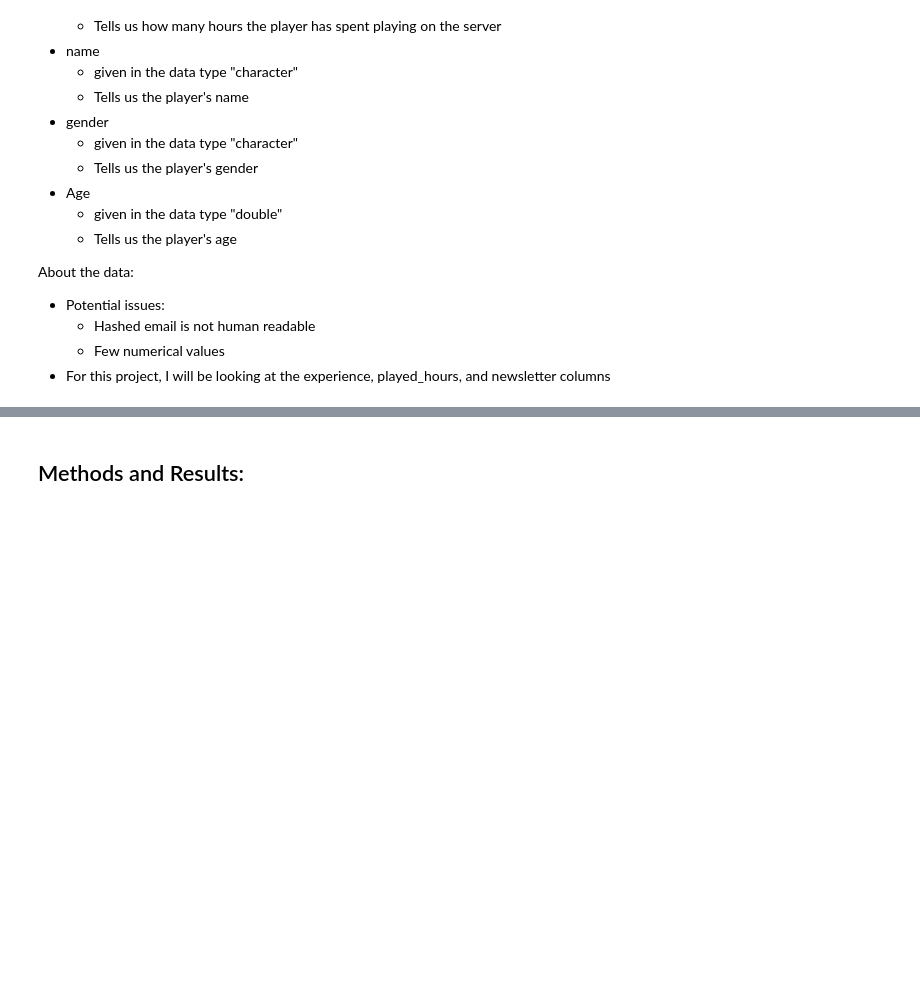
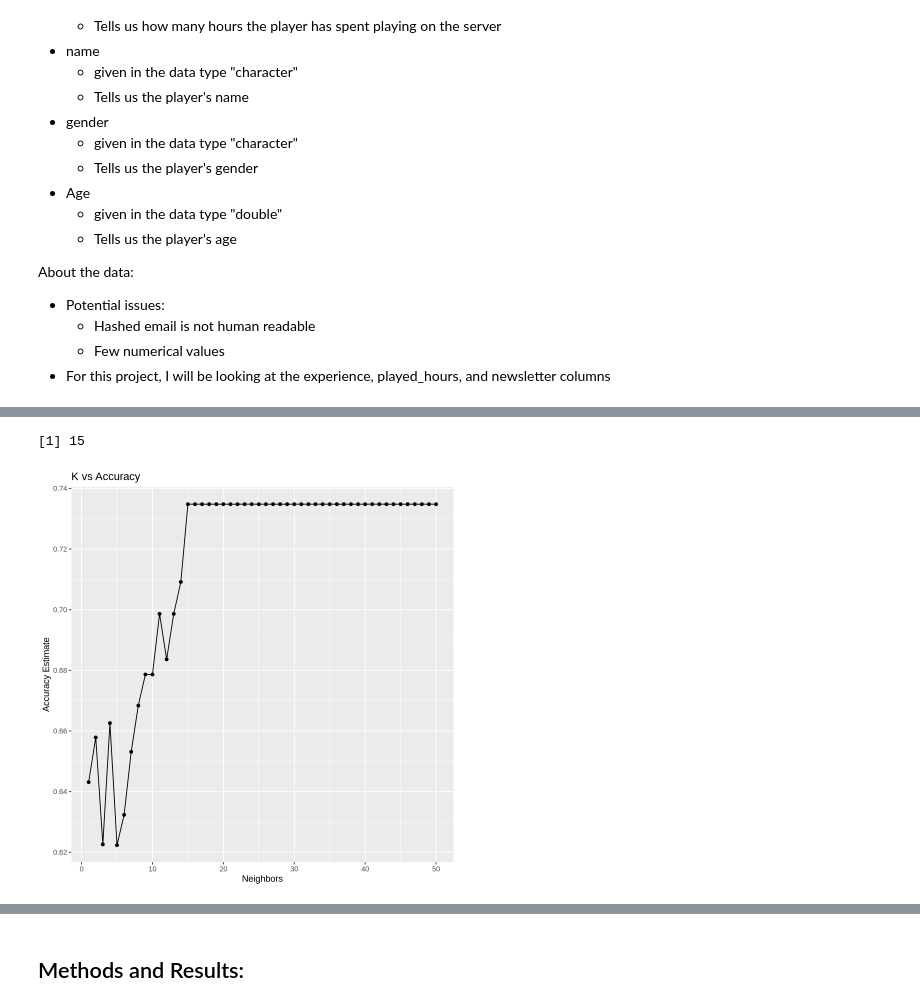
Before and after one commit to hanasuzuki7/dsci-project, a Jupyter notebook: dsci_project_hana.ipynb, the cells around one changed output, grey strips where cells are left out. Saved outputs shown, nothing was run; the diff lists cells and outputs as text; code cells hidden in the pictures; blank space fills up the shorter version.

```diff
--- a/dsci_project_hana.ipynb
+++ b/dsci_project_hana.ipynb
@@ -53,0 +137,47 @@ players
+# %%
+set.seed(1)
+players3 <- players3 |>
+    select(subscribe, exp_int, played_hours) |>
+    mutate(subscribe = as.factor(subscribe))
+
+players_split <- initial_split(players3, prop = 0.75, strata = subscribe)
+players_train <- training(players_split)
+players_test <- testing(players_split)
+
+players_vfold <- vfold_cv(players3, v = 5, strata = subscribe)
+
+recipe <- recipe(subscribe ~ exp_int + played_hours, data = players_train) |>
+    step_scale(all_predictors()) |>
+    step_center(all_predictors())
+
+knn_spec <- nearest_neighbor(weight_func = "rectangular", neighbors = tune()) |>
+    set_engine("kknn") |>
+    set_mode("classification")
+
+kvals <- tibble(neighbors = seq(from = 1, to = 50, by = 1))
+
+knn_results <- workflow() |>
+    add_recipe(recipe) |>
+    add_model(knn_spec) |>
+    tune_grid(resamples = players_vfold, grid = kvals) |>
+    collect_metrics()
+
+accuracies <- knn_results |>
+    filter(.metric == "accuracy")
+
+accuracy_vs_k <- ggplot(accuracies, aes(x = neighbors, y = mean)) +
+  geom_point() +
+  geom_line() +
+  labs(x = "Neighbors", y = "Accuracy Estimate") +
+  ggtitle("K vs Accuracy")
+
+best_k <- accuracies |>
+        arrange(desc(mean)) |>
+        head(1) |>
+        pull(neighbors)
+
+best_k
+accuracy_vs_k
+# %% [output]
+[1] 15
+[figure, added]
```
Also changed, not shown: parts of 8 cells of this notebook.
